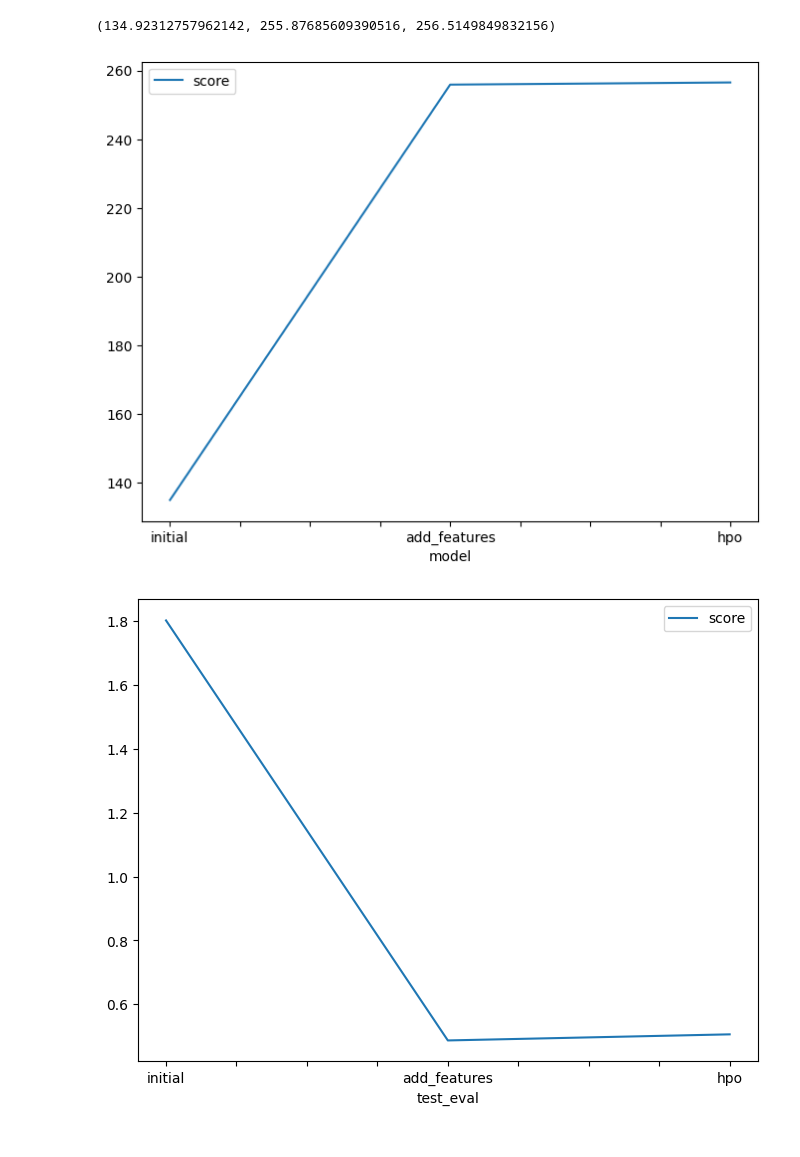
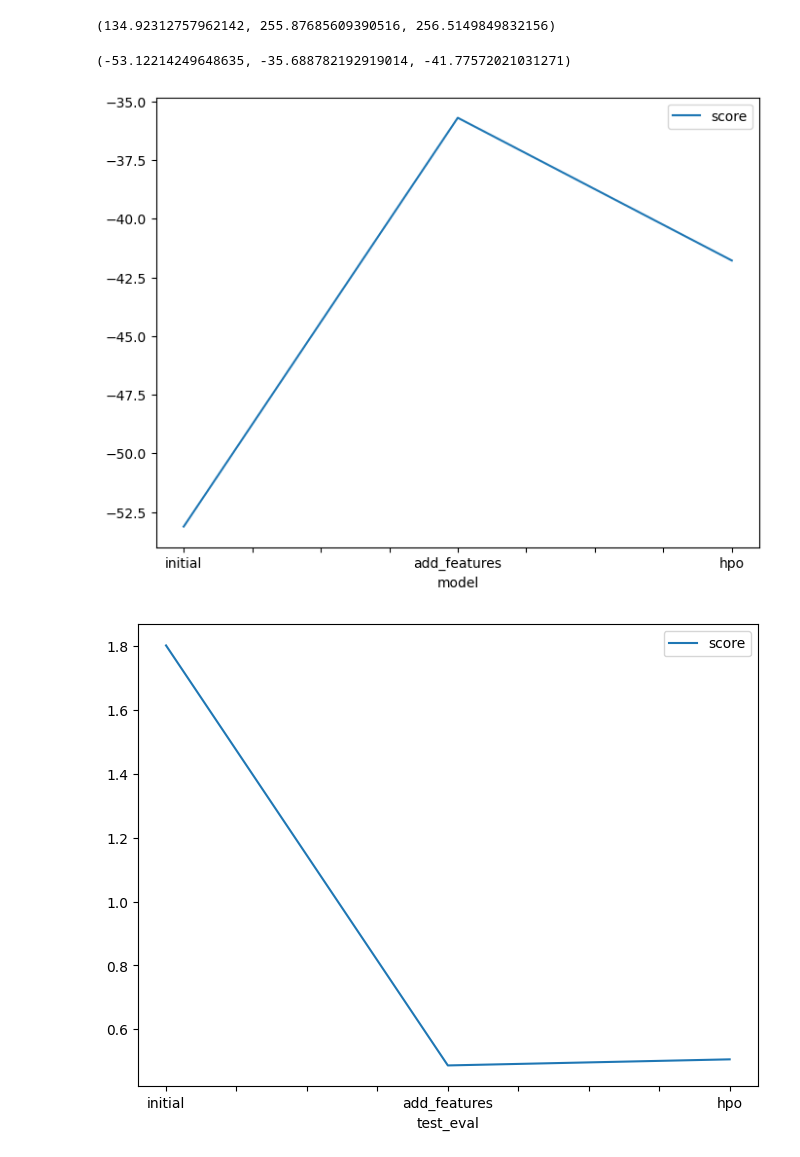
Before and after one commit to moostafa1/Predict-Bike-Sharing-Demand-with-AutoGluon, a Jupyter notebook: project/Bike_Sharing_Count_Predictor.ipynb, the cells around one changed output. Cells and saved outputs as stored; diff of their text form; code cells hidden in the pictures.

```diff
--- a/project/Bike_Sharing_Count_Predictor.ipynb
+++ b/project/Bike_Sharing_Count_Predictor.ipynb
@@ -442,18 +478,28 @@ hpo_score = np.sqrt(mean_squared_error(submission_count_zero['count'], predictio
 initial_score, add_features_score, hpo_score
 # %% [output]
 (134.92312757962142, 255.87685609390516, 256.5149849832156)
+# %%
+score1 = predictor.leaderboard(silent=True)['score_val'][0]
+score2 = predictor_new_features.leaderboard(silent=True)['score_val'][0]
+score3 = predictor_new_hpo.leaderboard(silent=True)['score_val'][0]
+
+score1, score2, score3
+# %% [output]
+(-53.12214249648635, -35.688782192919014, -41.77572021031271)
 # %%
 # Taking the top model score from each training run and creating a line plot to show improvement
 # You can create these in the notebook and save them to PNG or use some other tool (e.g. google sheets, excel)
 fig = pd.DataFrame(
     {
         "model": ["initial", "add_features", "hpo"],
-        "score": [initial_score, add_features_score, hpo_score]
+        "score": [predictor.leaderboard(silent=True)['score_val'][0],
+                  predictor_new_features.leaderboard(silent=True)['score_val'][0],
+                  predictor_new_hpo.leaderboard(silent=True)['score_val'][0]]
     }
 ).plot(x="model", y="score", figsize=(8, 6)).get_figure()
 fig.savefig('model_train_score.png')
 # %% [output]
-[figure, old version]
+[figure, new version]
 # %%
 # Take the 3 kaggle scores and creating a line plot to show improvement
 fig = pd.DataFrame(
```
Also changed, not shown: parts of 8 cells of this notebook, 1 other file.
